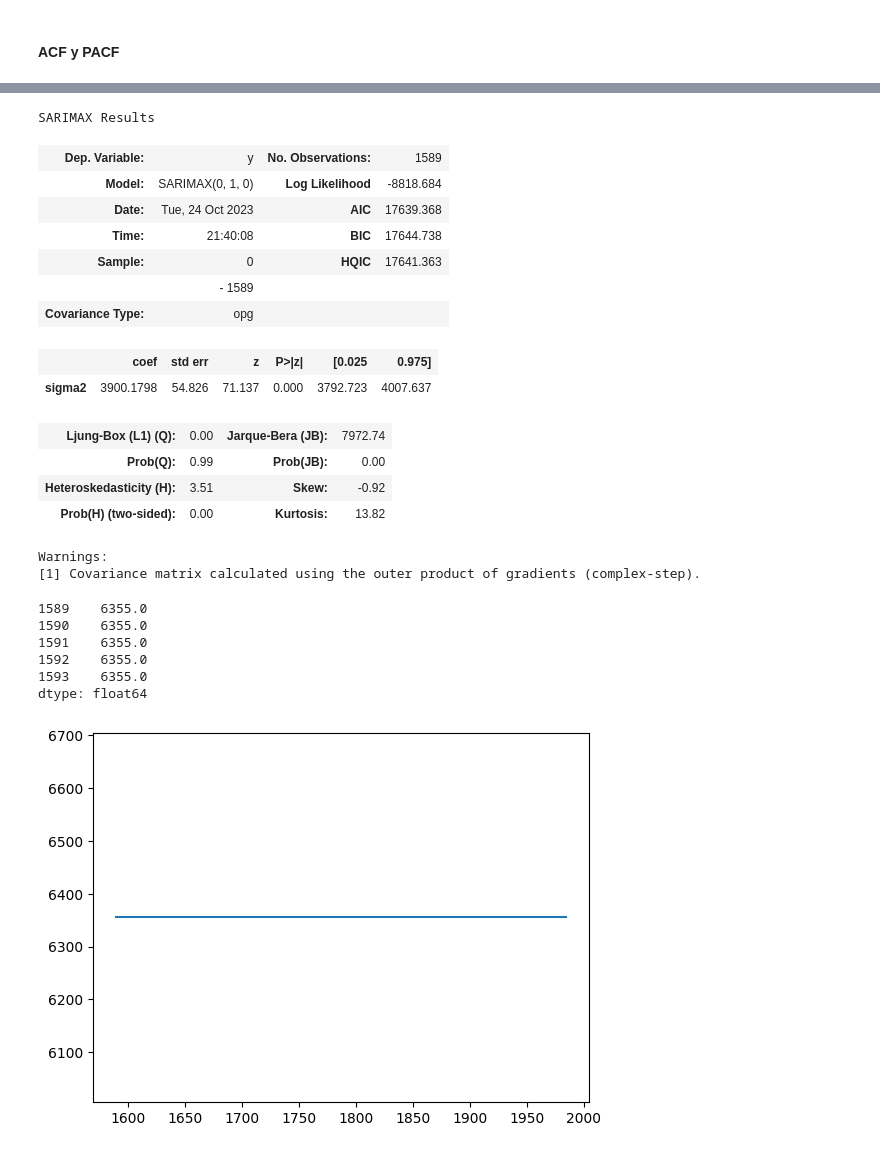
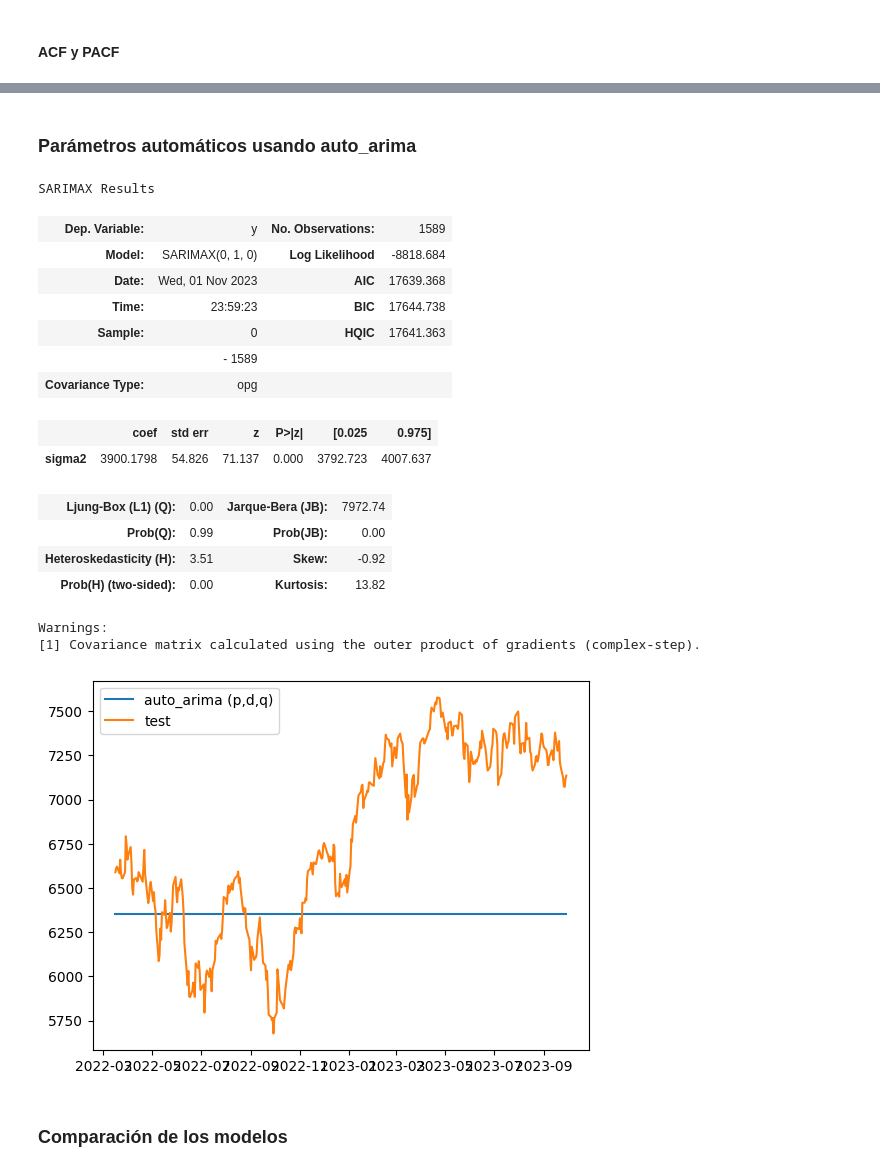
Before and after one commit to SoyAgustin/ARIMA-forecast, a Jupyter notebook: forecast.ipynb, the cells around one changed output, grey strips where cells are left out. Drawn from its saved outputs; the diff is of its cells as text; code cells hidden in the pictures.

Commit message:
Primera aproximacion de forecasting con ARIMA(0,1,0)

```diff
--- a/forecast.ipynb
+++ b/forecast.ipynb
@@ -180,12 +180,14 @@ plt.show()
+# %% [markdown]
+### Parámetros automáticos usando auto_arima
 # %%
-model_auto = auto_arima(df_train)
+model_auto = auto_arima(df_train,start_p=0,max_p=2,start_q=0,max_q=2,start_P=0,max_P=2,start_Q=0,max_Q=2)
 model_auto.summary()
 # %% [output]
 SARIMAX Results
 | Dep. Variable: | y | No. Observations: | 1589 |
 | Model: | SARIMAX(0, 1, 0) | Log Likelihood | -8818.684 |
-| Date: | Tue, 24 Oct 2023 | AIC | 17639.368 |
-| Time: | 21:40:08 | BIC | 17644.738 |
+| Date: | Wed, 01 Nov 2023 | AIC | 17639.368 |
+| Time: | 23:59:23 | BIC | 17644.738 |
 | Sample: | 0 | HQIC | 17641.363 |
 |  | - 1589 |  |  |
 | Covariance Type: | opg |  |  |
@@ -197,18 +199,14 @@ SARIMAX Results
 | Prob(H) (two-sided): | 0.00 | Kurtosis: | 13.82 |
 Warnings:
 [1] Covariance matrix calculated using the outer product of gradients (complex-step).
-# %%
-forecast_auto = model_auto.predict(df_test.shape[0])
-forecast_auto.head(5)
-# %% [output]
-1589    6355.0
-1590    6355.0
-1591    6355.0
-1592    6355.0
-1593    6355.0
-dtype: float64
 # %%
-plt.plot(forecast_auto)
+forecast_auto = model_auto.predict(df_test.shape[0])
+forecast_auto.index = df_test.index
+plt.plot(forecast_auto,label = "auto_arima (p,d,q)")
+plt.plot(df_test,label = "test")
+plt.legend()
 plt.show()
 # %% [output]
-[figure, old version]
+[figure, new version]
+# %% [markdown]
+### Comparación de los modelos
```
Also changed, not shown: parts of 17 cells of this notebook.
